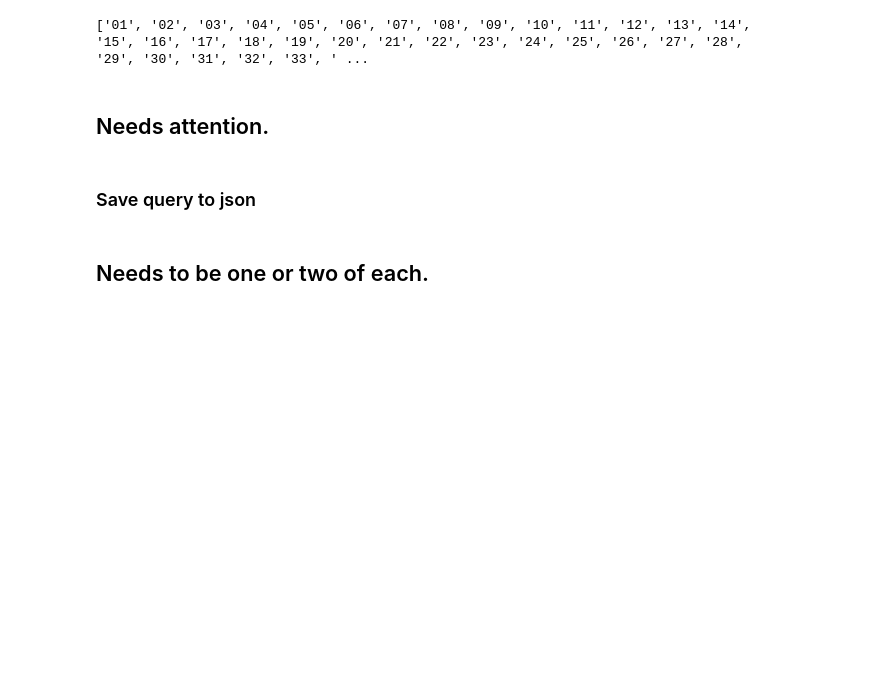
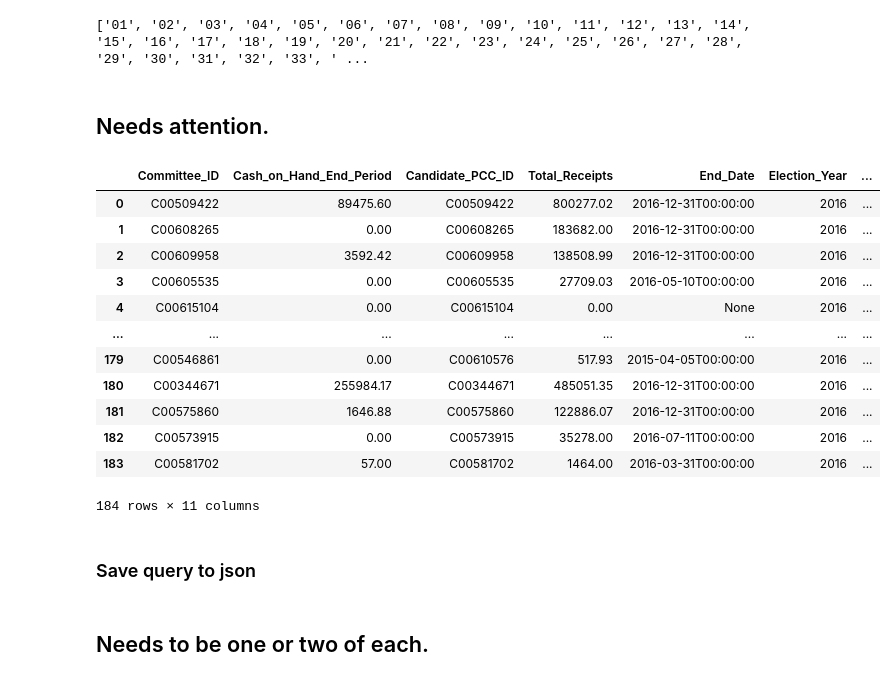
Before and after one commit to c-pompa/etl_project, a Jupyter notebook: notebooks/scrape.ipynb, the cells around one changed output. Drawn from its saved outputs; the diff is of its cells as text; code cells hidden in the pictures; blank space fills up the shorter version.

```diff
--- a/notebooks/scrape.ipynb
+++ b/notebooks/scrape.ipynb
@@ -155,7 +155,7 @@ print(districts)
 sort_null_only="true"
 office="house"
 state="CA"
-per_page="34"
+per_page="100"
 sort_nulls_last="true"
 sort_hide_null="true"
 cycle="2016"
@@ -183,6 +170,20 @@ candidate_id=[]
 # %%
+# Create an empty dataframe
+combined_df=pd.DataFrame()
+
 # Loop through all districts ID in districts
-for district in districts:
+for district in tqdm.tqdm(districts):
+    # Create empty lists
+    committee_ids=[]
+    cash_on_hand_end_period=[]
+    candidate_pcc_id=[]
+    total_receipts=[]
+    coverage_end_date=[]
+    candidate_election_year=[]
+    candidate_name=[]
+    total_disbursements=[]
+    party_full=[]
+    candidate_id=[]
 
     # Define params
     params= {
@@ -203,6 +204,8 @@ for district in districts:
 
     # Run request in JSON
     response=requests.get(elections_url,params=params).json()
+
+#     page += 1
 
     # Set variable to represent only results from the API
     results=response["results"]
@@ -228,6 +231,8 @@ for district in districts:
             None
 
     # Create a dataframe to show all results
+#     print(district)
+#     print(candidate_name)
     election_df = pd.DataFrame({
         "Committee_ID": committee_ids,
         "Cash_on_Hand_End_Period": cash_on_hand_end_period,
@@ -243,6 +248,22 @@ for district in districts:
     })
     # Concat each election_df for one district into a combined dataframe with all districts
     combined_df=pd.concat([combined_df, election_df], ignore_index=True)
+# %%
+combined_df
+# %% [output]
+|  | Committee_ID | Cash_on_Hand_End_Period | Candidate_PCC_ID | Total_Receipts | End_Date | Election_Year | ... |
+| 0 | C00509422 | 89475.60 | C00509422 | 800277.02 | 2016-12-31T00:00:00 | 2016 | ... |
+| 1 | C00608265 | 0.00 | C00608265 | 183682.00 | 2016-12-31T00:00:00 | 2016 | ... |
+| 2 | C00609958 | 3592.42 | C00609958 | 138508.99 | 2016-12-31T00:00:00 | 2016 | ... |
+| 3 | C00605535 | 0.00 | C00605535 | 27709.03 | 2016-05-10T00:00:00 | 2016 | ... |
+| 4 | C00615104 | 0.00 | C00615104 | 0.00 | None | 2016 | ... |
+| ... | ... | ... | ... | ... | ... | ... | ... |
+| 179 | C00546861 | 0.00 | C00610576 | 517.93 | 2015-04-05T00:00:00 | 2016 | ... |
+| 180 | C00344671 | 255984.17 | C00344671 | 485051.35 | 2016-12-31T00:00:00 | 2016 | ... |
+| 181 | C00575860 | 1646.88 | C00575860 | 122886.07 | 2016-12-31T00:00:00 | 2016 | ... |
+| 182 | C00573915 | 0.00 | C00573915 | 35278.00 | 2016-07-11T00:00:00 | 2016 | ... |
+| 183 | C00581702 | 57.00 | C00581702 | 1464.00 | 2016-03-31T00:00:00 | 2016 | ... |
+184 rows × 11 columns
 # %%
 district_no= combined_df['district'].to_list()
 # %% [markdown]
```
Also changed, not shown: parts of 3 cells of this notebook, 1 other file.
